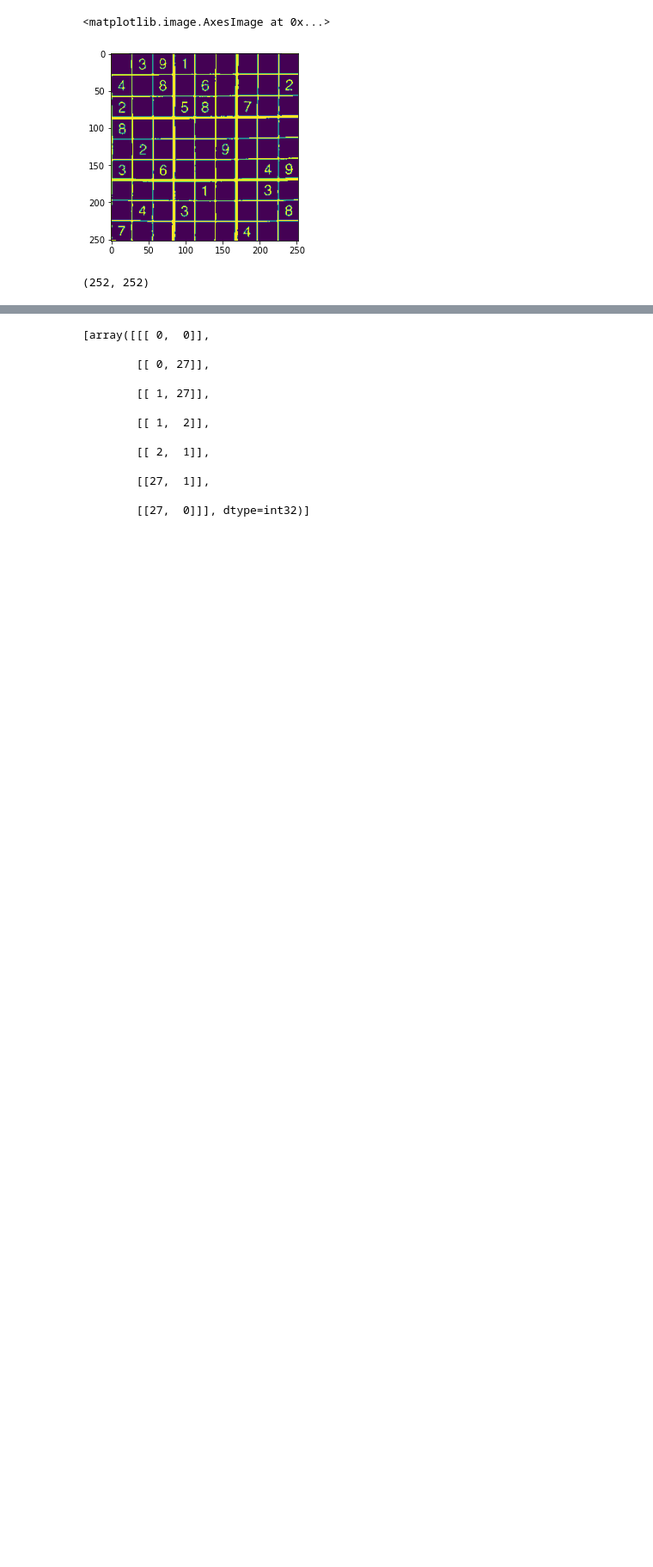
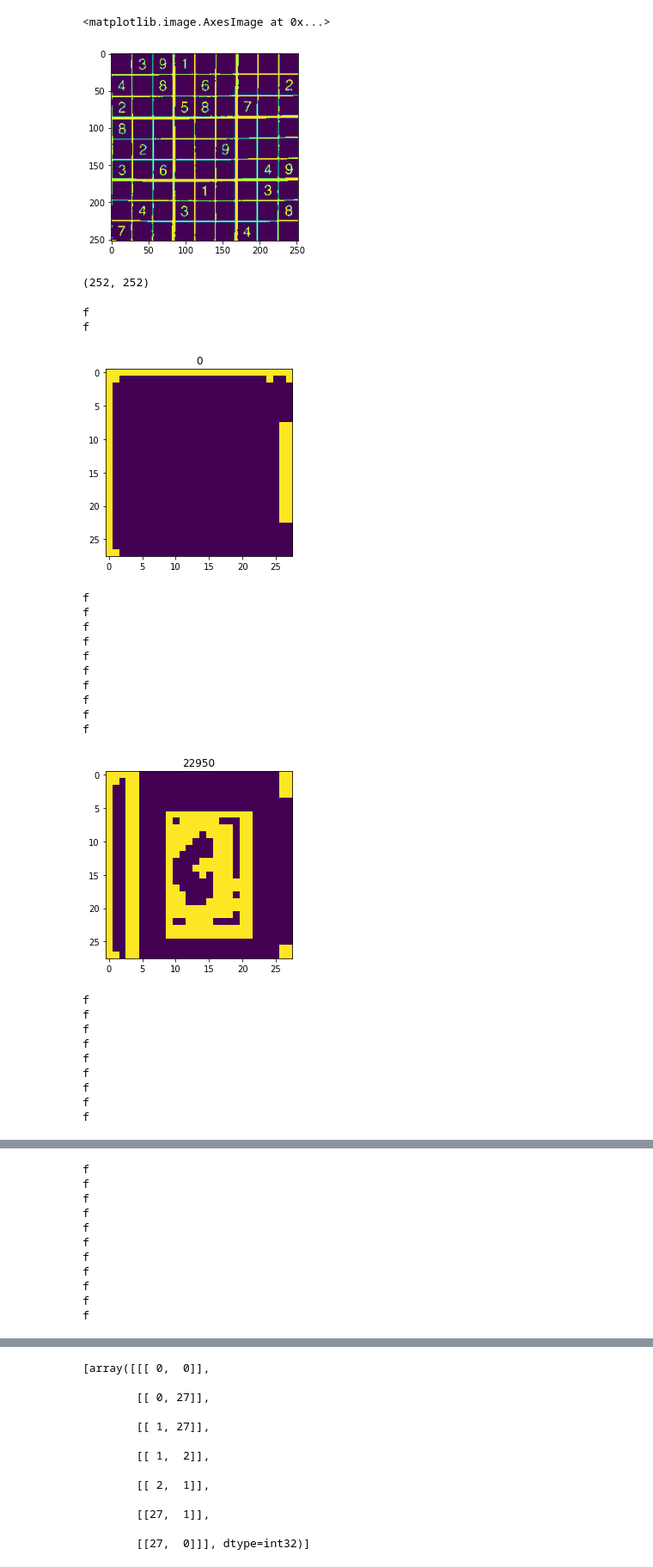
Before and after one commit to kaydee0502/SudokuSazy, a Jupyter notebook: sudoku_neat.ipynb, the cells around one changed output, grey strips where cells are left out. Shown at 86% size. Drawn from its saved outputs; the diff is of its cells as text; code cells hidden in the pictures; blank space fills up the shorter version.

```diff
--- a/sudoku_neat.ipynb
+++ b/sudoku_neat.ipynb
@@ -39,3 +39,71 @@ print(sud.shape)
 def check_corner(im):
 
     return [im[0][0],im[0][-1],im[-1][0],im[-1][-1]]
+# %%
+
+doProc = True
+for r in range(0,252,28):
+    for c in range(0,252,28):
+        im = sud[r:r+28][:,c:c+28]
+
+        if doProc:
+            #pad = np.zeros(im.shape)
+            centroid = sud[r+5:r+20][:,c+5:c+20]
+            #plt.imshow(centroid)
+
+
+            plt.title(sum(centroid.ravel()))
+
+
+            contours, hierarchy = cv2.findContours(im,cv2.RETR_TREE,cv2.CHAIN_APPROX_SIMPLE)
+            #cv2.drawContours(im, contours, -1, (0,255,0), 3)
+
+
+
+            for cnt in contours:
+                 print("f")
+                 x,y,w,h = cv2.boundingRect(cnt)
+                 # Draw the rectangle
+                 cv2.rectangle(im,(x,y),(x+w,y+h),(255,255,0),1)
+
+            plt.imshow(im)
+
+            '''
+            t = im.copy()
+            t2 = im.copy() * 0
+            maxc = max(contours, key = cv2.contourArea)
+
+            cv2.drawContours(t2, [maxc], -1, 255, 2)
+            #cv2.fillPoly(t2, pts =[maxc], color=255)
+            im = cv2.bitwise_and(t,t2)
+            plt.imshow(im)
+            '''
+
+
+
+
+        plt.show()
+# %% [output]
+f
+f
+[figure, added]
+f
+f
+f
+f
+f
+f
+f
+f
+f
+f
+[figure, added]
+f
+f
+f
+f
+f
+f
+f
+f
+f
@@ -41,0 +111,11 @@ def check_corner(im):
+f
+f
+f
+f
+f
+f
+f
+f
+f
+f
+f
```
Also changed, not shown: parts of 3 cells of this notebook, 1 other file.
